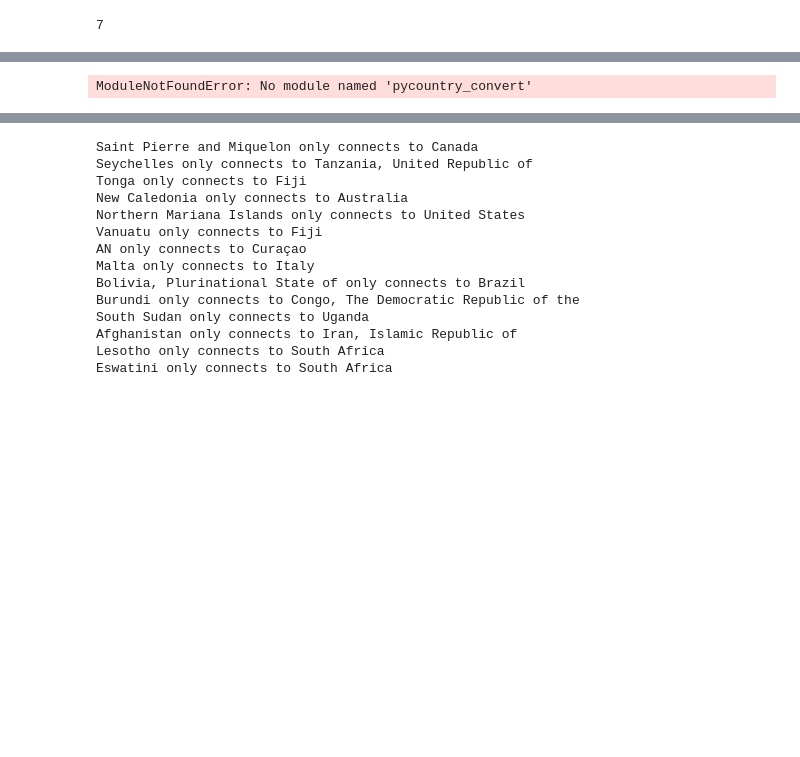
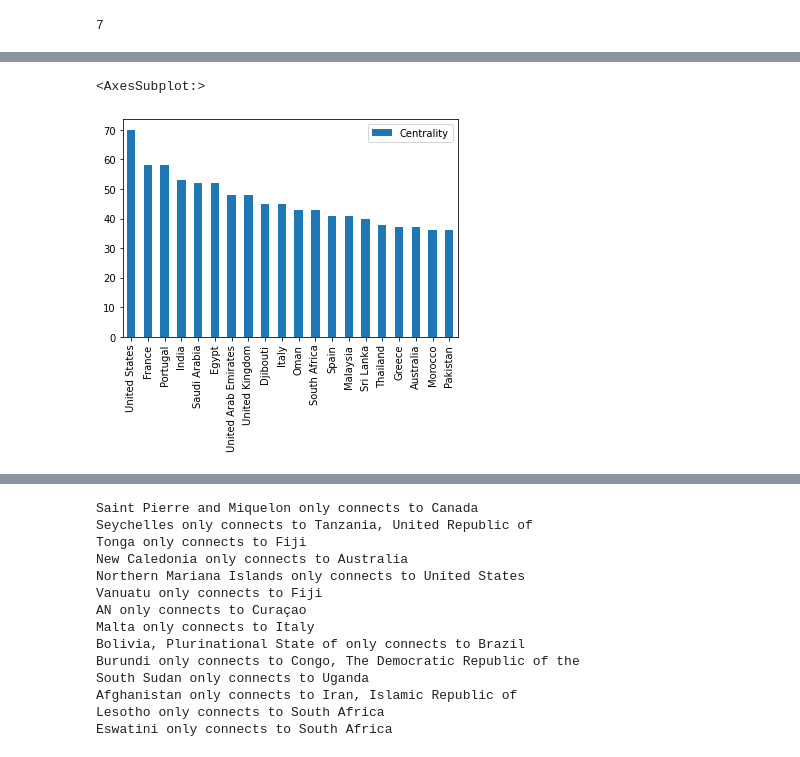
Before and after one commit to daylight-lab/international-cable-connectivity, a Jupyter notebook: Untitled.ipynb, the cells around one changed output, grey strips where cells are left out. Saved outputs shown, nothing was run; the diff lists cells and outputs as text; code cells hidden in the pictures; blank space fills up the shorter version.

```diff
--- a/Untitled.ipynb
+++ b/Untitled.ipynb
@@ -55,24 +53,25 @@ NodeDataView({'AZ': None, 'PM': None, 'MF': None, 'MG': None, 'TM': None, 'BN':
 # %%
 from pycountry_convert import country_alpha2_to_country_name
 from operator import itemgetter
 import pandas as pd
 
 def top_n (my_dict, n, reverse=True):
     sorted_dict = sorted(my_dict.items(), key=itemgetter(1), reverse=reverse)
     return sorted_dict[:n]
 
 def plot_top (top_lst, title='Centrality', **kwargs):
     degree = pd.DataFrame(top_lst, columns=['Country', title])
     degree.index = degree['Country']
     degree['Country'] = degree['Country'].apply(country_alpha2_to_country_name)
     ax = degree.plot.bar(**kwargs)
     ax.set_xlabel('')
     return ax
 
-degree_dict = dict(world.degree(world.nodes()))
-nx.set_node_attributes(world, degree_dict, 'degree')
+degree_dict = dict(worldnet.degree(worldnet.nodes()))
+nx.set_node_attributes(worldnet, degree_dict, 'degree')
 top_degree = top_n(degree_dict, 20)
 plot_top(top_degree)
 # %% [output]
-ModuleNotFoundError: No module named 'pycountry_convert'
+<AxesSubplot:>
+[figure, added]
 # %%
```
Also changed, not shown: parts of 24 cells of this notebook, 1 other file.
